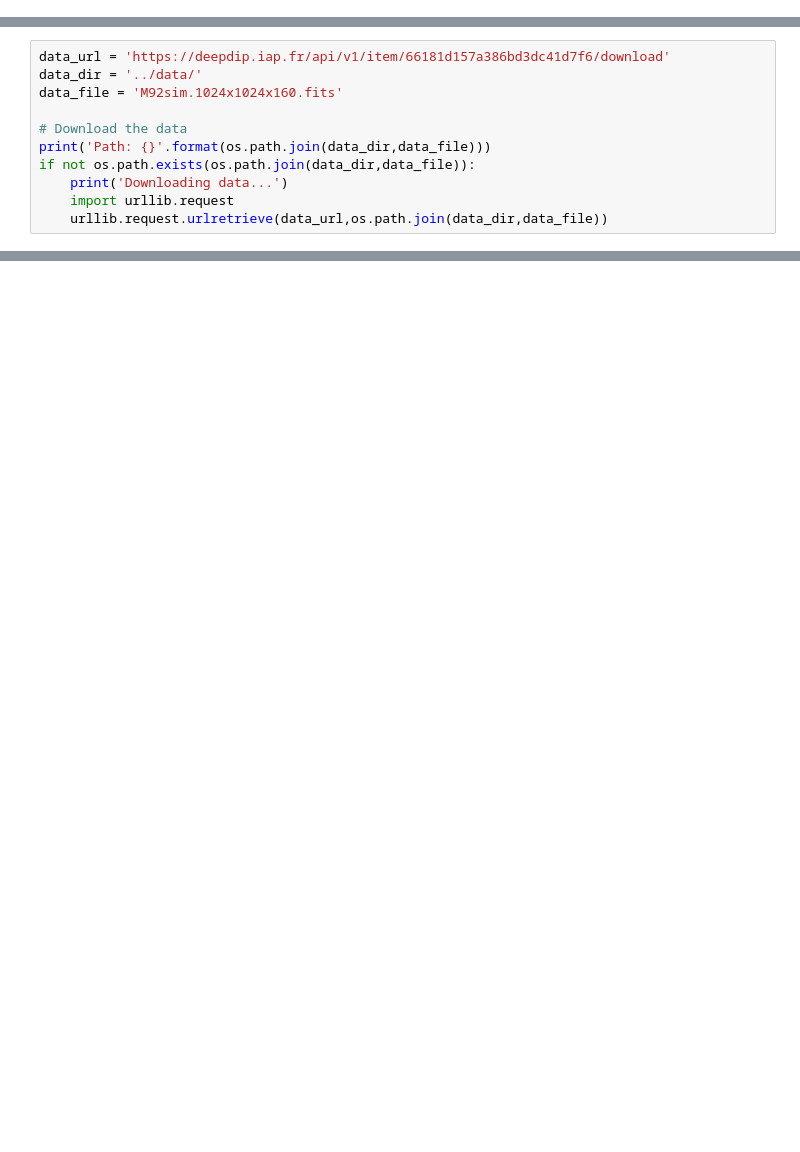
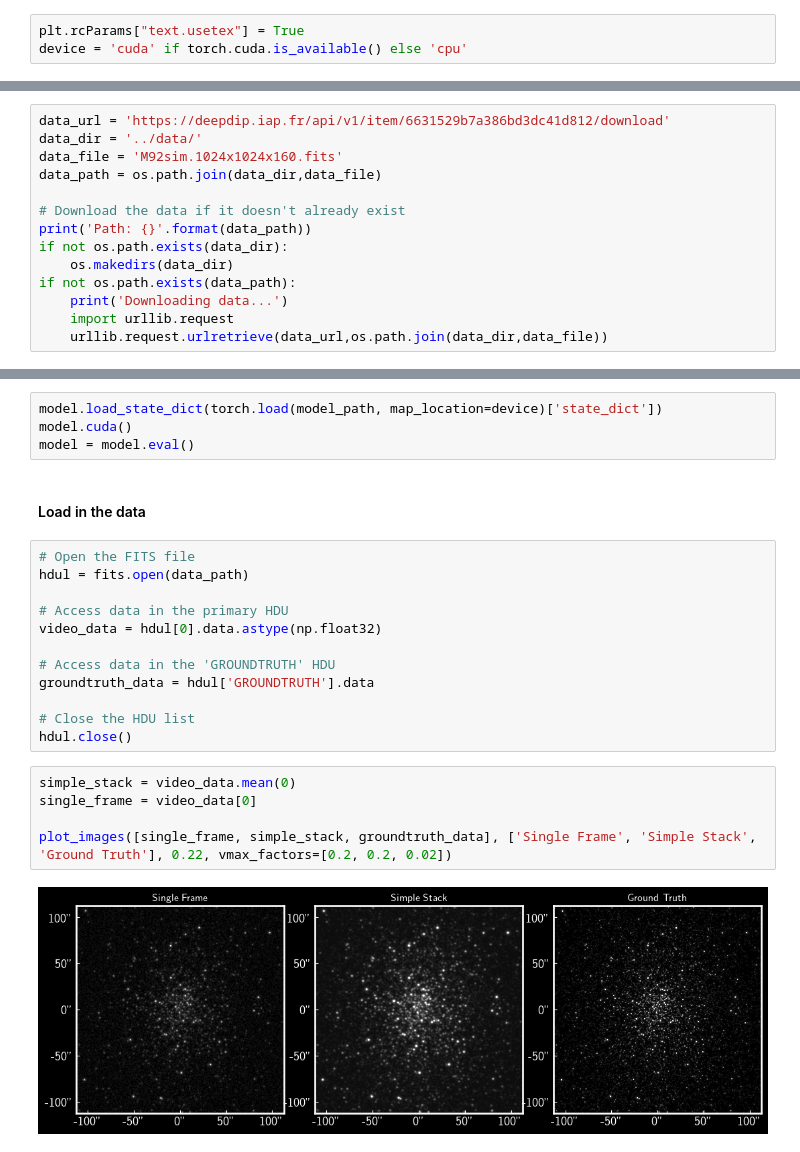
Before and after one commit to DanceCam/dancelibpublic, a Jupyter notebook: demo/M92.ipynb, the cells around one changed output, grey strips where cells are left out. Saved outputs shown, nothing was run; the diff lists cells and outputs as text; blank space fills up the shorter version.

```diff
--- a/demo/M92.ipynb
+++ b/demo/M92.ipynb
@@ -22 +16,4 @@ from residunet import ResidualEncoderUNet
+# %%
+plt.rcParams["text.usetex"] = True
+device = 'cuda' if torch.cuda.is_available() else 'cpu'
 # %% [markdown]
@@ -24,11 +25,14 @@ from residunet import ResidualEncoderUNet
 # %%
-data_url = 'https://deepdip.iap.fr/api/v1/item/66181d157a386bd3dc41d7f6/download'
+data_url = 'https://deepdip.iap.fr/api/v1/item/6631529b7a386bd3dc41d812/download'
 data_dir = '../data/'
 data_file = 'M92sim.1024x1024x160.fits'
+data_path = os.path.join(data_dir,data_file)
 
-# Download the data
-print('Path: {}'.format(os.path.join(data_dir,data_file)))
-if not os.path.exists(os.path.join(data_dir,data_file)):
+# Download the data if it doesn't already exist
+print('Path: {}'.format(data_path))
+if not os.path.exists(data_dir):
+    os.makedirs(data_dir)
+if not os.path.exists(data_path):
     print('Downloading data...')
     import urllib.request
     urllib.request.urlretrieve(data_url,os.path.join(data_dir,data_file))
@@ -37,0 +89,25 @@ Downloading data...
+# %%
+model.load_state_dict(torch.load(model_path, map_location=device)['state_dict'])
+model.cuda()
+model = model.eval()
+# %% [markdown]
+#### Load in the data
+# %%
+# Open the FITS file
+hdul = fits.open(data_path)
+
+# Access data in the primary HDU
+video_data = hdul[0].data.astype(np.float32)
+
+# Access data in the 'GROUNDTRUTH' HDU
+groundtruth_data = hdul['GROUNDTRUTH'].data
+
+# Close the HDU list
+hdul.close()
+# %%
+simple_stack = video_data.mean(0)
+single_frame = video_data[0]
+
+plot_images([single_frame, simple_stack, groundtruth_data], ['Single Frame', 'Simple Stack', 'Ground Truth'], 0.22, vmax_factors=[0.2, 0.2, 0.02])
+# %% [output]
+[figure, added]
```
Also changed, not shown: parts of 13 cells of this notebook, 6 other files.
